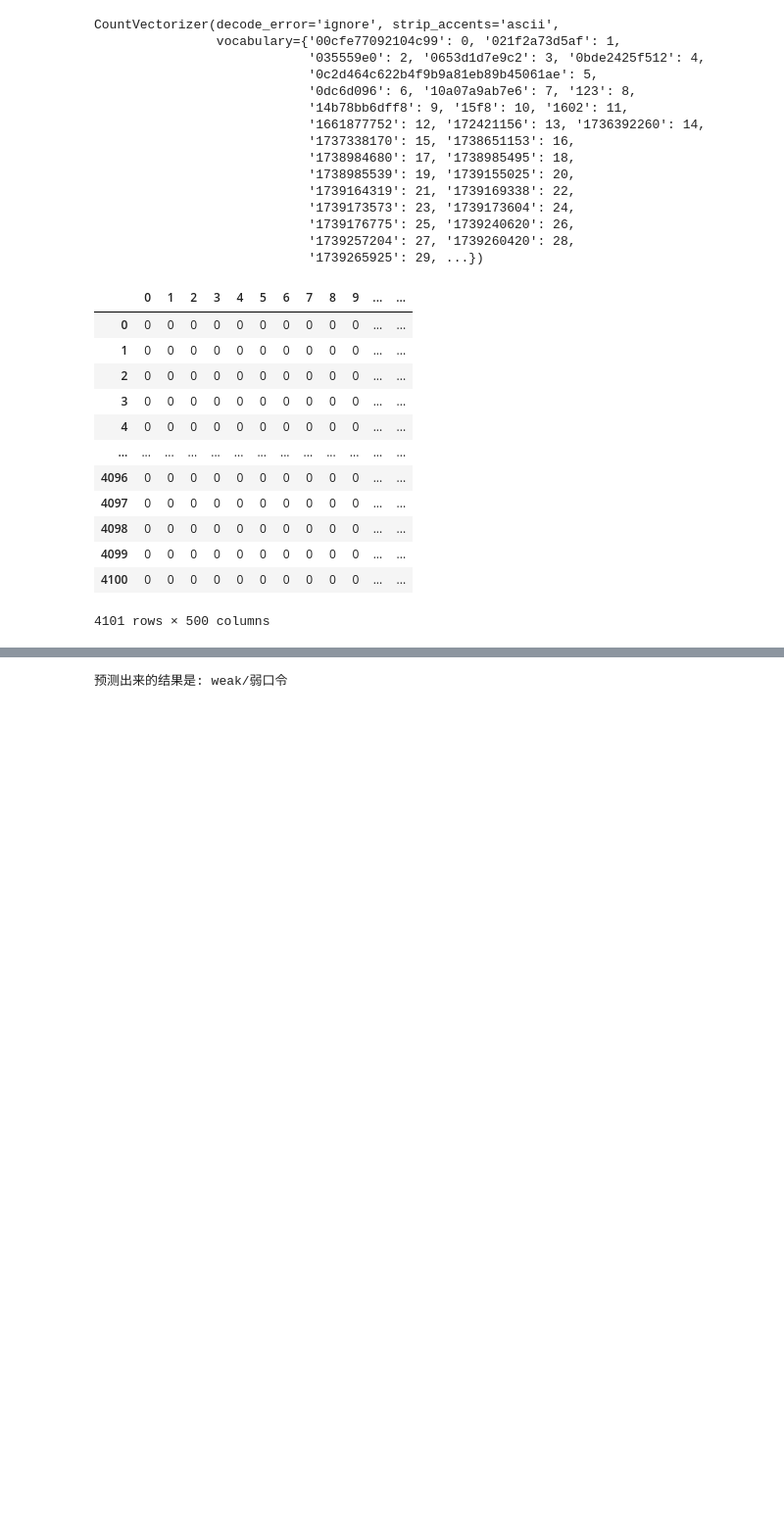
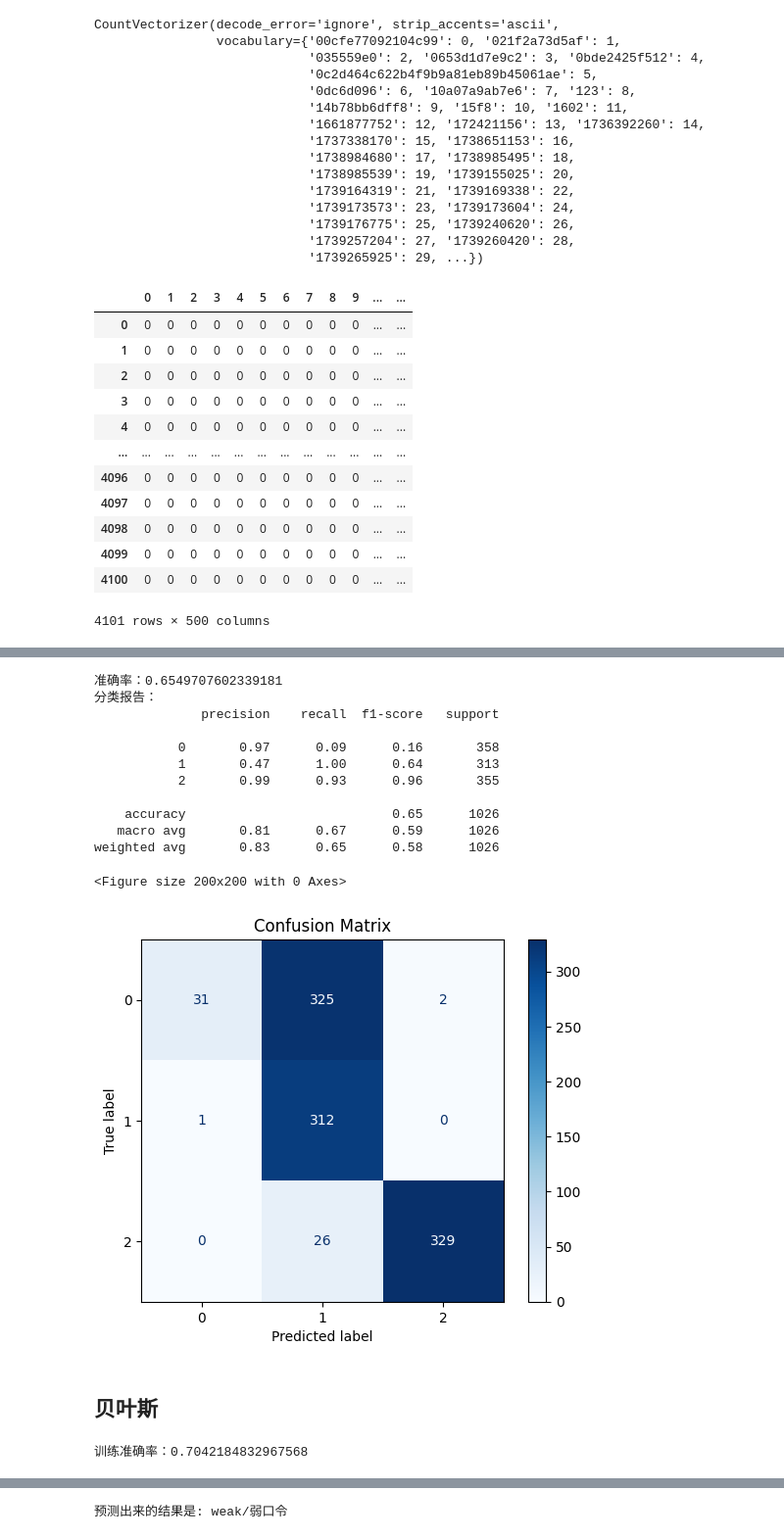
Before and after one commit to fossabot/Sensitive-leakage-detection, a Jupyter notebook: model/tranModel.ipynb, the cells around one changed output, grey strips where cells are left out. Shown at 98% size. Saved outputs shown, nothing was run; the diff lists cells and outputs as text; code cells hidden in the pictures; blank space fills up the shorter version.

```diff
--- a/model/tranModel.ipynb
+++ b/model/tranModel.ipynb
@@ -13,9 +17,9 @@ def load_all_files():
 
 
     # Load and label the data
-    x_normal = load_one_file('data/normal.txt')
-    x_weak = load_one_file('data/weak.txt')
-    x_token = load_one_file('data/tokens.txt')
+    x_normal = load_one_file('../data/normal.txt')
+    x_weak = load_one_file('../data/weak.txt')
+    x_token = load_one_file('../data/tokens.txt')
 
     dataNum = min(len(x_normal), len(x_weak), len(x_token))
 
@@ -65,0 +64,6 @@ df
+# %%
+from sklearn.feature_extraction.text import TfidfVectorizer
+# 使用 TF-IDF 进行特征提取
+tfidf_vectorizer = TfidfVectorizer(max_features=500, decode_error='ignore', strip_accents='ascii')
+x_train = tfidf_vectorizer.fit_transform(x_train)
+x_test = tfidf_vectorizer.transform(x_test)
@@ -125,0 +163,24 @@ df
+# %%
+from sklearn import metrics
+import matplotlib.pyplot as plt
+
+def train_model(classifier, x_train, y_train):
+    classifier.fit(x_train, y_train)
+    train_score = classifier.score(x_train, y_train)
+    print("训练准确率：{}".format(train_score))
+    return classifier
+
+def test_model(classifier, x_test, y_test):
+    y_pred = classifier.predict(x_test)
+    print("准确率：{}".format(metrics.accuracy_score(y_test, y_pred)))
+    print("分类报告：\n{}".format(metrics.classification_report(y_test, y_pred)))
+
+    # 创建一个新的图形对象
+    plt.figure(figsize=(2, 2))
+
+    # 绘制混淆矩阵
+    disp = metrics.ConfusionMatrixDisplay.from_predictions(y_test, y_pred, cmap=plt.cm.Blues)
+
+    # 显示图形
+    plt.title('Confusion Matrix')
+    plt.show()
@@ -126,9 +189,6 @@ df
 # %%
 from sklearn.linear_model import LogisticRegression
 
-# Initialize the classifier
-classifier = LogisticRegression(max_iter=1000)
-
-# Train the classifier
-classifier.fit(x_train, y_train)
+lg = LogisticRegression(max_iter=2000)
+model =train_model(lg, x_train, y_train)
 # %% [output]
@@ -170,0 +196,29 @@ weighted avg       0.83      0.65      0.58      1026
+# %%
+test_model(model, x_test, y_test)
+# %% [output]
+准确率：0.6549707602339181
+分类报告：
+              precision    recall  f1-score   support
+
+           0       0.97      0.09      0.16       358
+           1       0.47      1.00      0.64       313
+           2       0.99      0.93      0.96       355
+
+    accuracy                           0.65      1026
+   macro avg       0.81      0.67      0.59      1026
+weighted avg       0.83      0.65      0.58      1026
+<Figure size 200x200 with 0 Axes>
+[figure, added]
+# %% [markdown]
+## 贝叶斯
+# %%
+from sklearn.naive_bayes import GaussianNB
+nb = GaussianNB()
+
+tag = 'TFDF'
+if tag == 'TFIDF':
+    x_train = x_train.toarray()
+    x_test = x_test.toarray()
+model = train_model(nb, x_train, y_train)
+# %% [output]
+训练准确率：0.7042184832967568
```
Also changed, not shown: parts of 28 cells of this notebook, 6 other files.
